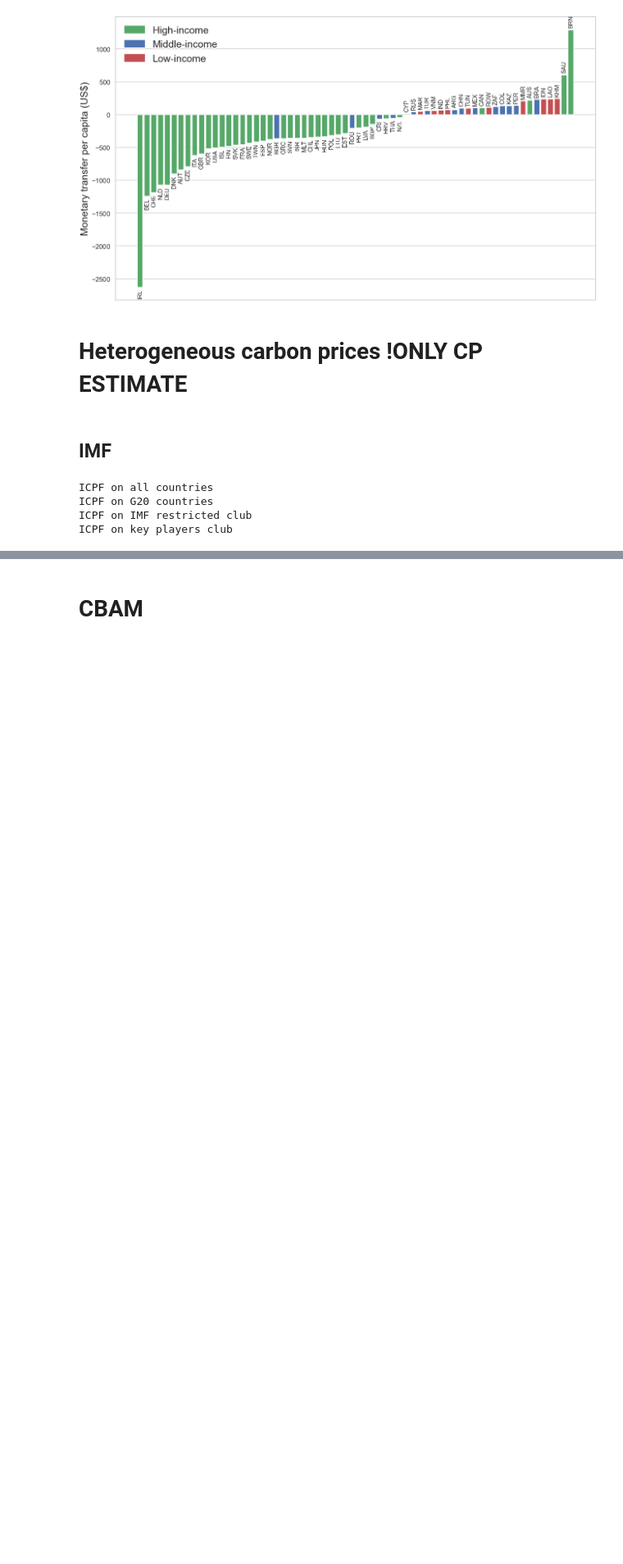
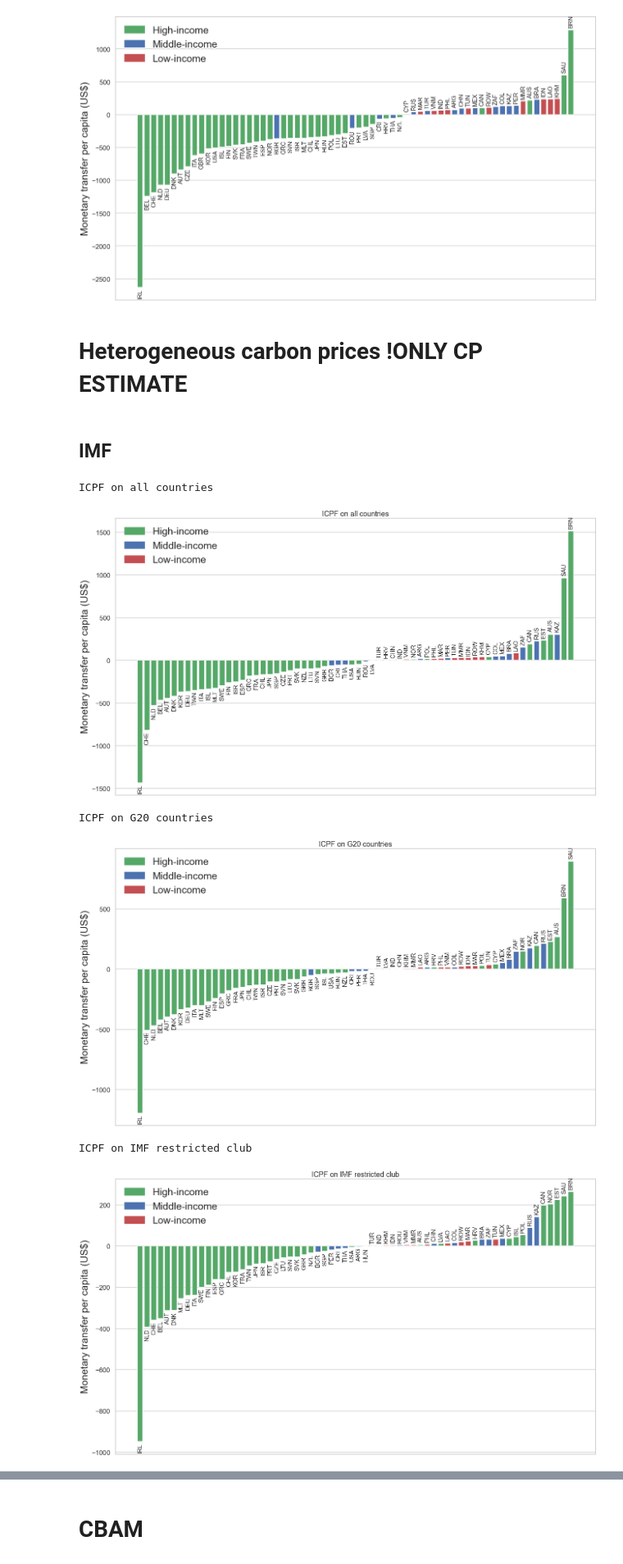
Before and after one commit to todortodor/plots_md_paper_no_lfs, a Jupyter notebook: plots.ipynb, the cells around one changed output, grey strips where cells are left out. Shown at 82% size. Drawn from its saved outputs; the diff is of its cells as text; code cells hidden in the pictures; blank space fills up the shorter version.

Commit message:
Graphs for IMF and CBAM transfers

```diff
--- a/plots.ipynb
+++ b/plots.ipynb
@@ -1107,33 +1107,65 @@ for config in configs:
     runs_transfers = pd.read_csv(runs_path_transfers,index_col=0)
     sol_transfers = t.sol(runs_transfers.loc[runs_transfers.fair_tax].iloc[0],results_path,data_path)
     transfers = sol_transfers.contrib[sol_transfers.contrib>0].sum().value
     df.loc[config['description'],'transfers'] = transfers
 
     uniform_tax_runs = pd.read_csv('results/2018_50/runs.csv')
     eq_uniform_tax_run = uniform_tax_runs.loc[np.argmin(np.abs(uniform_tax_runs.emissions-sol.run.emissions))]
     eq_uniform_tax_sol = t.sol(eq_uniform_tax_run,results_path,data_path)
     eq_uniform_tax_sol.compute_solution(b,inplace=True)
 
     uniform_tax_runs_fair = pd.read_csv('results/2018_150/runs.csv')
     eq_uniform_tax_run_fair = uniform_tax_runs_fair.loc[np.argmin(np.abs(uniform_tax_runs_fair.emissions-sol.run.emissions))]
     eq_uniform_tax_sol_fair = t.sol(eq_uniform_tax_run_fair,results_path,data_path)
     eq_uniform_tax_sol_fair.compute_solution(b,inplace=True)
 
     df.loc[config['description'],'additional real income cost'] = 100*(sol.run.utility-eq_uniform_tax_sol.run.utility)/(eq_uniform_tax_sol.run.utility-1)
 
     df.loc[config['description'],'tax equivalent'] = eq_uniform_tax_run.carb_cost*1e6
     df.loc[config['description'],'fair tax equivalent'] = eq_uniform_tax_run_fair.carb_cost*1e6
 
     df.loc[config['description'],'equivalent fair tax transfers'] = eq_uniform_tax_sol_fair.contrib[eq_uniform_tax_sol_fair.contrib>0].sum().value
     df.loc[config['description'],'additional transfers'] = 100*(df.loc[config['description'],'transfers']
                                                                 -eq_uniform_tax_sol_fair.contrib[eq_uniform_tax_sol_fair.contrib>0].sum().value
                                                                 )/(eq_uniform_tax_sol_fair.contrib[eq_uniform_tax_sol_fair.contrib>0].sum().value)
 
+    contrib = sol_transfers.contrib.copy()
+    contrib['per_capita'] = contrib['value']*1e6/labor['value']
+    contrib = contrib.join(
+        pd.read_csv('data/World bank/country_income_rank.csv',sep=';',index_col=0)
+        ).sort_values('per_capita')
+
+    fig, ax = plt.subplots(figsize=(18,10),constrained_layout = True)
+
+    colors = [income_colors[contrib.loc[country,'income_label']] for country in contrib.index]
+
+    ax.bar(contrib.index,
+           contrib['per_capita'],
+           color=colors
+           )
+    ax.set_xticklabels([''])
+    ax.bar_label(ax.containers[0],
+                 labels=contrib.index.get_level_values(0),
+                 rotation=90,
+                  label_type = 'edge',
+                  padding=5,zorder=10,fontsize=15)
+    handles = [mpatches.Patch(color=income_colors[ind], label=ind) for ind in contrib['income_label'].drop_duplicates()]
+    ax.legend(handles=handles,fontsize=25)
+    ax.grid(axis='x')
+    ax.set_ylabel('Monetary transfer per capita (US$)',fontsize=25)
+    ax.set_title(config['description'])
+
+    if save or save_all:
+        plt.savefig(save_path+f'fair_tax_transfers_by_country_by_income_group_{config["description"]}.'+save_format,format=save_format)
+
+    plt.show()
 
 if save_all or save:
     df.to_csv(save_path+'summary_imf_configurations.csv')
 # %% [output]
 ICPF on all countries
-ICPF on G20 countries
-ICPF on IMF restricted club
-ICPF on key players club
+[figure, added]
+ICPF on G20 countries
+[figure, added]
+ICPF on IMF restricted club
+[figure, added]
```
Also changed, not shown: parts of 2 cells of this notebook, 6 other files.
